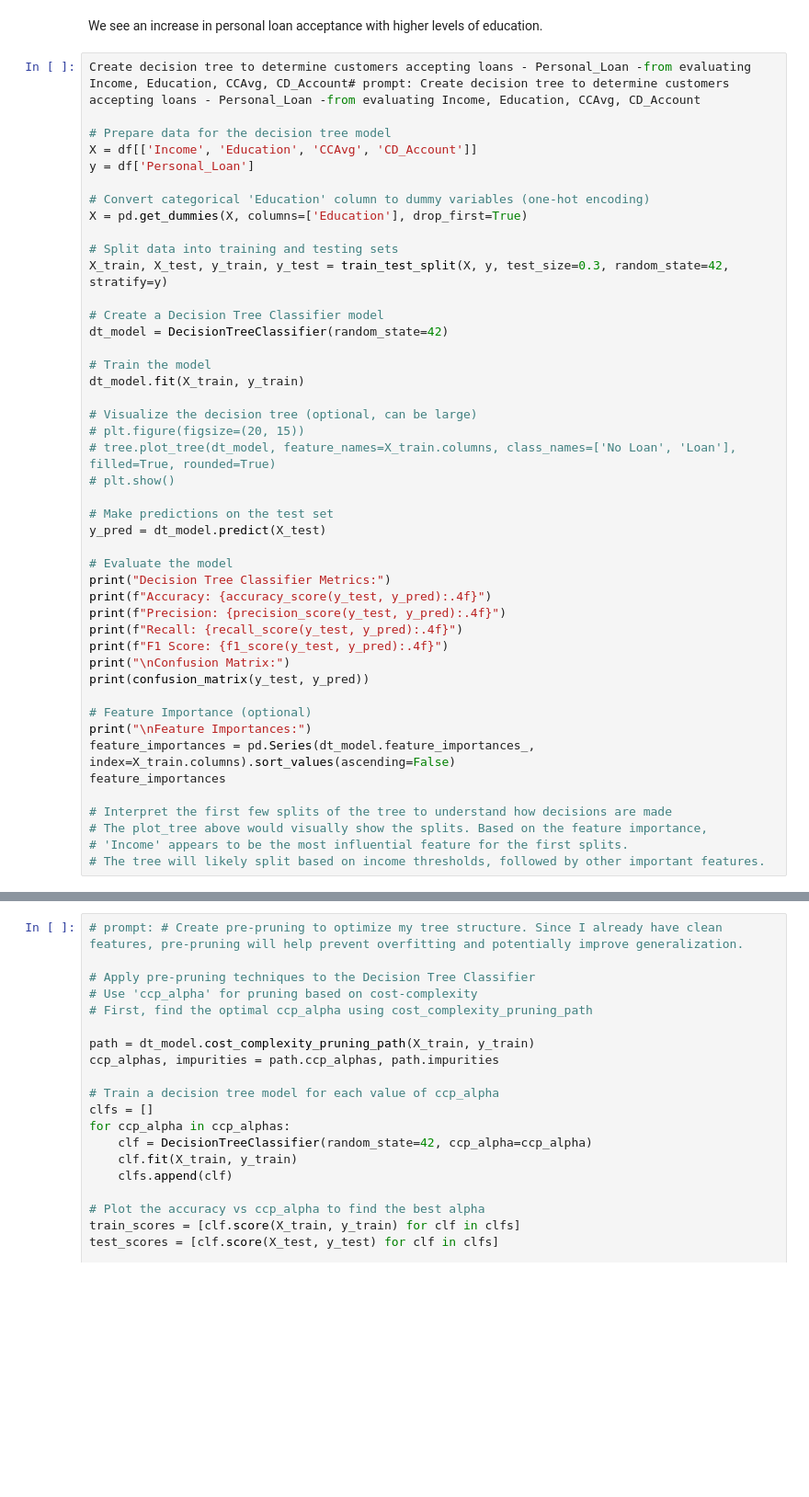
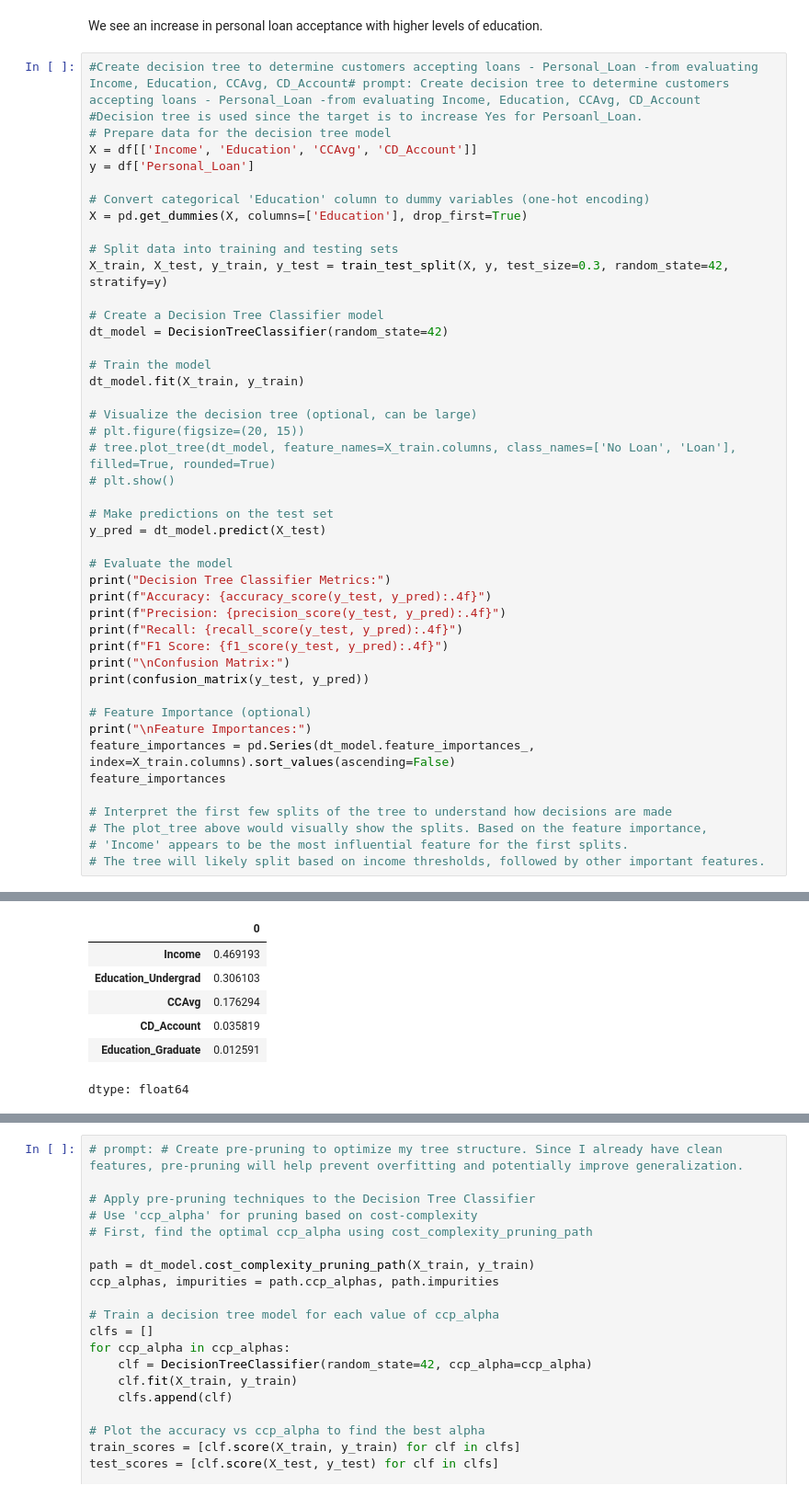
Before and after one commit to DanaDewita/Documents, a Jupyter notebook: Bank_Loan_Modelling.ipynb, the cells around one changed output, grey strips where cells are left out. Shown at 92% size. Drawn from its saved outputs; the diff is of its cells as text; blank space fills up the shorter version.

```diff
--- a/Bank_Loan_Modelling.ipynb
+++ b/Bank_Loan_Modelling.ipynb
@@ -524,8 +562,8 @@ plt.show()
 # %% [markdown]
 We see an increase in personal loan acceptance with higher levels of education.
 # %%
-Create decision tree to determine customers accepting loans - Personal_Loan -from evaluating Income, Education, CCAvg, CD_Account# prompt: Create decision tree to determine customers accepting loans - Personal_Loan -from evaluating Income, Education, CCAvg, CD_Account
-
+#Create decision tree to determine customers accepting loans - Personal_Loan -from evaluating Income, Education, CCAvg, CD_Account# prompt: Create decision tree to determine customers accepting loans - Personal_Loan -from evaluating Income, Education, CCAvg, CD_Account
+#Decision tree is used since the target is to increase Yes for Persoanl_Loan.
 # Prepare data for the decision tree model
 X = df[['Income', 'Education', 'CCAvg', 'CD_Account']]
 y = df['Personal_Loan']
@@ -573 +621,8 @@ SyntaxError: invalid syntax (<ipython-input-21-ce735bbe965e>, line 1)
+|  | 0 |
+| Income | 0.469193 |
+| Education_Undergrad | 0.306103 |
+| CCAvg | 0.176294 |
+| CD_Account | 0.035819 |
+| Education_Graduate | 0.012591 |
+dtype: float64
 # %% [markdown]
```
Also changed, not shown: parts of 13 cells of this notebook.
